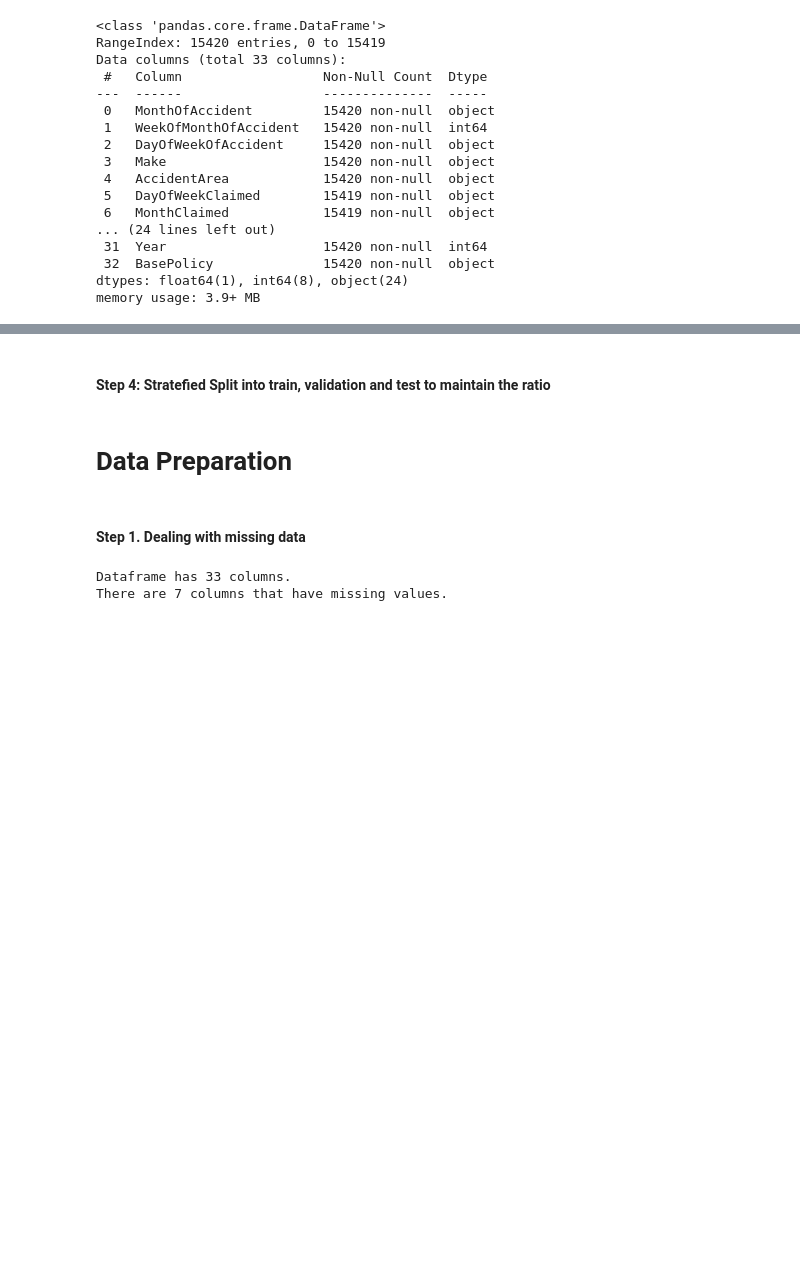
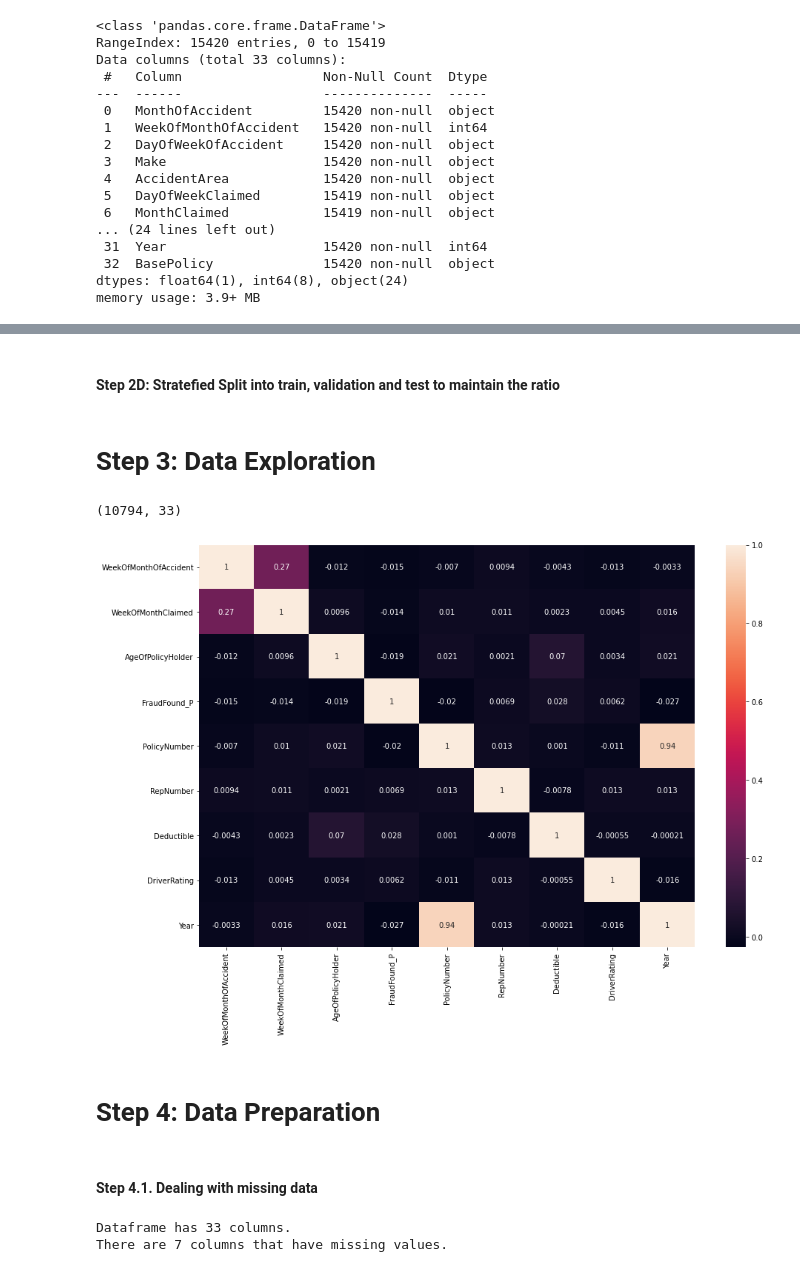
Before and after one commit to achen77-cell/Auto_Insurance_Claims, a Jupyter notebook: PreProcessing/Data Preparation.ipynb, the cells around one changed output, grey strips where cells are left out. Saved outputs shown, nothing was run; the diff lists cells and outputs as text; code cells hidden in the pictures; blank space fills up the shorter version.

```diff
--- a/PreProcessing/Data Preparation.ipynb
+++ b/PreProcessing/Data Preparation.ipynb
@@ -97,7 +116,7 @@ fraud.describe()
 | 75% | 4.000000 | 4.000000 | 49.000000 | 0.000000 | 11565.250000 | 12.000000 | ... |
 | max | 5.000000 | 5.000000 | 80.000000 | 1.000000 | 15420.000000 | 16.000000 | ... |
 # %% [markdown]
-#### Step 4: Stratefied Split into train, validation and test to maintain the ratio
+#### Step 2D: Stratefied Split into train, validation and test to maintain the ratio
 # %%
 #fraud_train, fraud_val_test = train_test_split(fraud, test_size=0.3, random_state=5)
 #fraud_val, fraud_test = train_test_split(fraud_val_test, test_size=0.5, random_state=5)
@@ -117,15 +136,31 @@ for train_index2, test_index2 in split2.split(fraud_val_test, fraud_val_test["Fr
 fraud_train.reset_index(drop=True, inplace=True)
 fraud_val.reset_index(drop=True, inplace=True)
 fraud_test.reset_index(drop=True, inplace=True)
+# %% [markdown]
+# Step 3: Data Exploration
+# %%
+fraud = fraud_train.copy()
+fraud.shape
+# %% [output]
+(10794, 33)
+# %%
+corr_matrix = fraud.corr()
+
+plt.figure(figsize = (15, 10))
+
+sns.heatmap(corr_matrix, annot = True)
+plt.show()
+# %% [output]
+[figure, added]
 # %% [markdown]
-# Data Preparation
+# Step 4: Data Preparation
 # %%
 fraud = fraud_train.copy()
 
 #fraud_labels = fraud["FraudFound_P"].copy()
 #fraud = fraud.drop("FraudFound_P", axis=1)
 # %% [markdown]
-#### Step 1. Dealing with missing data
+#### Step 4.1. Dealing with missing data
 # %%
 # Missing value statistics
 
```
Also changed, not shown: parts of 84 cells of this notebook.
